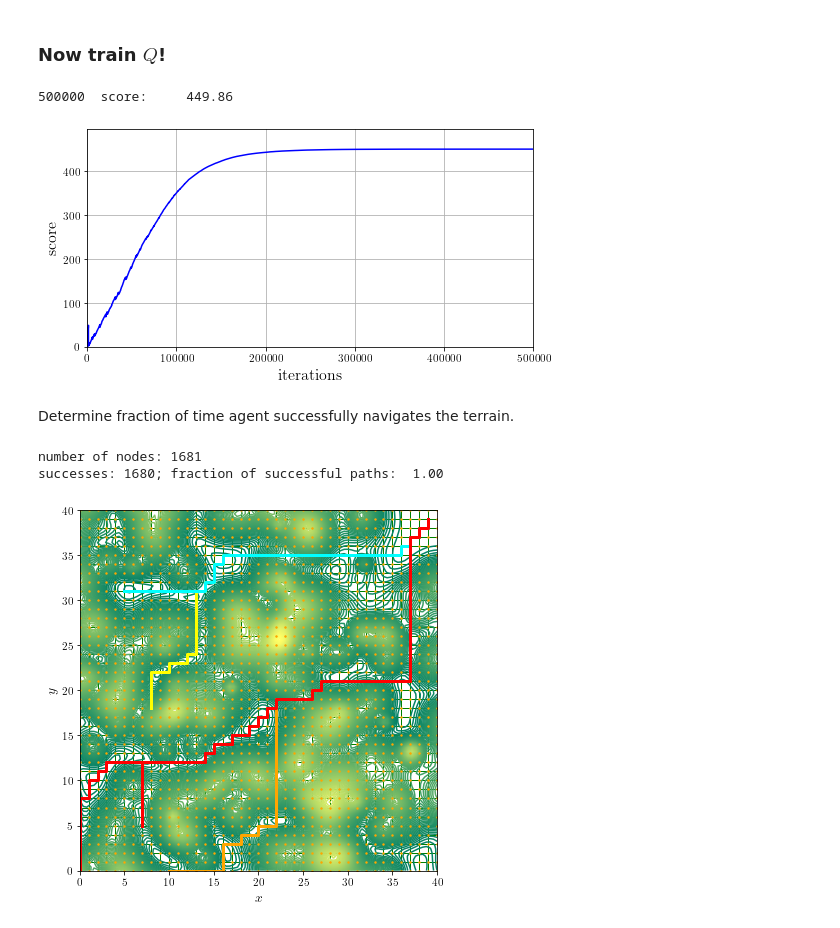
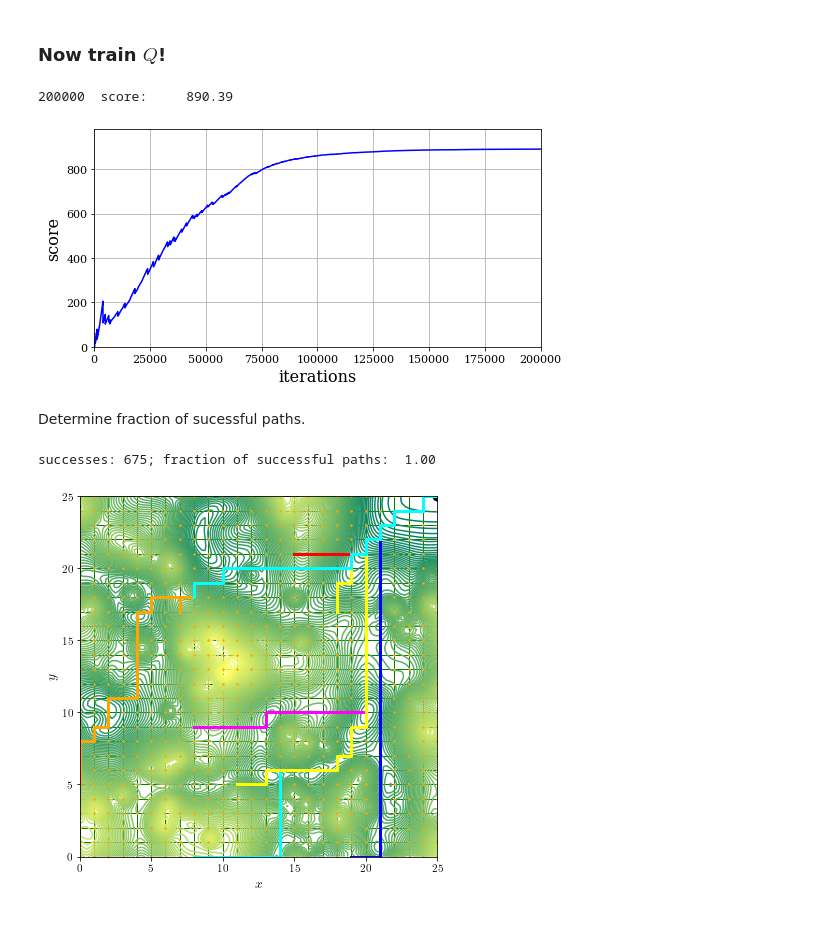
Before and after one commit to hbprosper/mlpracticum, a Jupyter notebook: 05_reinforcement_learning.ipynb, the cells around one changed output. Cells and saved outputs as stored; diff of their text form; code cells hidden in the pictures.

```diff
--- a/05_reinforcement_learning.ipynb
+++ b/05_reinforcement_learning.ipynb
@@ -598,7 +610,7 @@ class Qfunction:
             self.scores.append(score)
 
             # print score
-            if ii % 100 == 0:
+            if ii % 1000 == 0:
                 print('\r%5d\tscore: %10.2f' % (ii, score), end='')
 
     def set_Q(self, Q):
@@ -617,7 +629,7 @@ class Qfunction:
         max_it= 10 * len(Q)
 
         ii = 0
-        lost = 0
+
         while (state != target) and (ii < max_it):
 
             Q_values = np.array(Q[state])
@@ -633,7 +645,6 @@ class Qfunction:
             # if the next_state is already in the current
             # path, then assume that the agent is lost!
             if next_state in set(path) or next_state == None:
-                #print('** agent is lost, giving up!')
                 path = []
                 break
 
@@ -660,41 +671,40 @@ def plot_scores(scores):
 # %% [markdown]
 ### Now train $Q$!
 # %%
-env = Environment(graph, landscape, f=20)
+env = Environment(graph, landscape, f=100)
 # %%
-Q = Qfunction(env, alpha=1.0, gamma=0.90)
+Q = Qfunction(env, alpha=1.0, gamma=0.95)
 # %%
-n_iter = 500001
+n_iter = 200001
 Q.train(target_state, n_iter)
 plot_scores(Q.scores)
 # %% [output]
-500000  score:     449.86
+200000  score:     890.39
-[figure, old version]
+[figure, new version]
-# %% [markdown]
-Determine fraction of time agent successfully navigates the terrain.
+# %% [markdown]
+Determine fraction of sucessful paths.
 # %%
-print('number of nodes: %d' % len(nodes))
 pos   = list(nodes)
 starts= []
 for start in pos:
     if start == target_state: continue
-
     path = Q.get_path(start)
     if len(path) == 0: continue
     if path[-1] == target_state:
         starts.append(start)
+
 frac = float(len(starts)) / len(nodes)
 print('successes: %d; fraction of successful paths: %5.2f' % (len(starts),
       frac))
 # %% [output]
-number of nodes: 1681
-successes: 1680; fraction of successful paths:  1.00
+successes: 675; fraction of successful paths:  1.00
 # %%
 paths = []
 ii = 0
-for start in [(0,0), (10,0), (8,18), (5, 31), (7,5)]: #starts[:10]:
+for start in starts[:10]:
     paths.append(Q.get_path(start))
-plot_graph(graph, terrain, latex=True,
+plot_graph(graph, terrain, target=target_state,
+           latex=True,
            paths=paths, filename='05_terrain.png')
 # %% [output]
-[figure, old version]
+[figure, new version]
```
Also changed, not shown: parts of 8 cells of this notebook, 1 other file.
